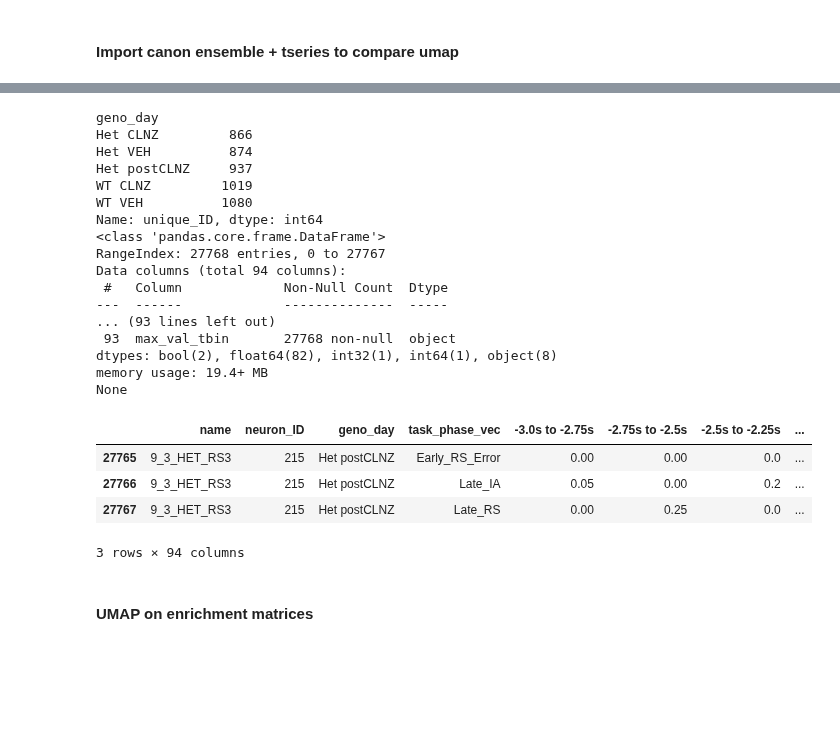
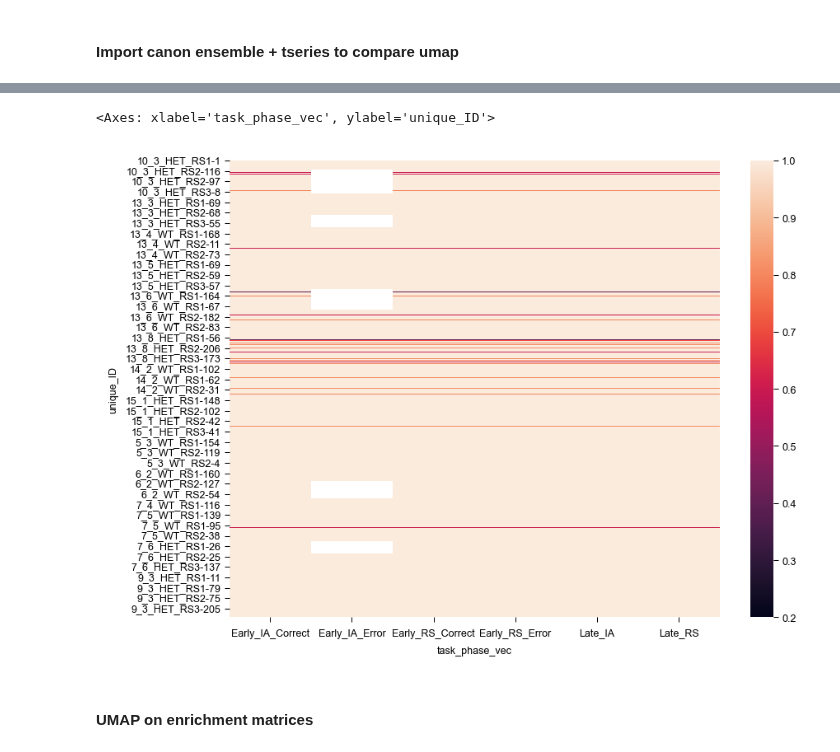
Before and after one commit to cjohnsoncruz/dlx56_mPFC_1p_SohalLab, a Jupyter notebook: code/revisions_Sup Fig1_ensemble_stability_test_v1.ipynb, the cells around one changed output, grey strips where cells are left out. Saved outputs shown, nothing was run; the diff lists cells and outputs as text; code cells hidden in the pictures; blank space fills up the shorter version.

```diff
--- a/code/revisions_Sup Fig1_ensemble_stability_test_v1.ipynb
+++ b/code/revisions_Sup Fig1_ensemble_stability_test_v1.ipynb
@@ -718,31 +779,9 @@ None
-# %%
-#get canon mean unit timeseries
-numeric_col_canon = get_numeric_cols_timeseries(canonical_data, " to ")  #update post drop\
-canon_mean_unit_tseries  =  get_unit_mean_timeseries_by_phase(canonical_data,['trial_num'], ['name', 'neuron_ID','geno_day', stage_col], numeric_col_canon)
-canon_mean_unit_tseries.tail(3)
-# %% [output]
-geno_day
-Het CLNZ         866
-Het VEH          874
-Het postCLNZ     937
-WT CLNZ         1019
-WT VEH          1080
-Name: unique_ID, dtype: int64
-<class 'pandas.core.frame.DataFrame'>
-RangeIndex: 27768 entries, 0 to 27767
-Data columns (total 94 columns):
- #   Column             Non-Null Count  Dtype
----  ------             --------------  -----
-... (93 lines left out)
- 93  max_val_tbin       27768 non-null  object
-dtypes: bool(2), float64(82), int32(1), int64(1), object(8)
-memory usage: 19.4+ MB
-None
-|  | name | neuron_ID | geno_day | task_phase_vec | -3.0s to -2.75s | -2.75s to -2.5s | -2.5s to -2.25s | ... |
-| 27765 | 9_3_HET_RS3 | 215 | Het postCLNZ | Early_RS_Error | 0.00 | 0.00 | 0.0 | ... |
-| 27766 | 9_3_HET_RS3 | 215 | Het postCLNZ | Late_IA | 0.05 | 0.00 | 0.2 | ... |
-| 27767 | 9_3_HET_RS3 | 215 | Het postCLNZ | Late_RS | 0.00 | 0.25 | 0.0 | ... |
-3 rows × 94 columns
+# %%
+max_activity_val = canon_mean_unit_tseries.pivot_table(index = ['unique_ID'], columns = 'task_phase_vec', values = 'max_trial_val', fill_value = np.nan).astype(float)
+sns.heatmap(max_activity_val)
+# %% [output]
+<Axes: xlabel='task_phase_vec', ylabel='unique_ID'>
+[figure, added]
 # %% [markdown]
 #### UMAP on enrichment matrices
 # %%
```
Also changed, not shown: parts of 32 cells of this notebook, 2 other files.
